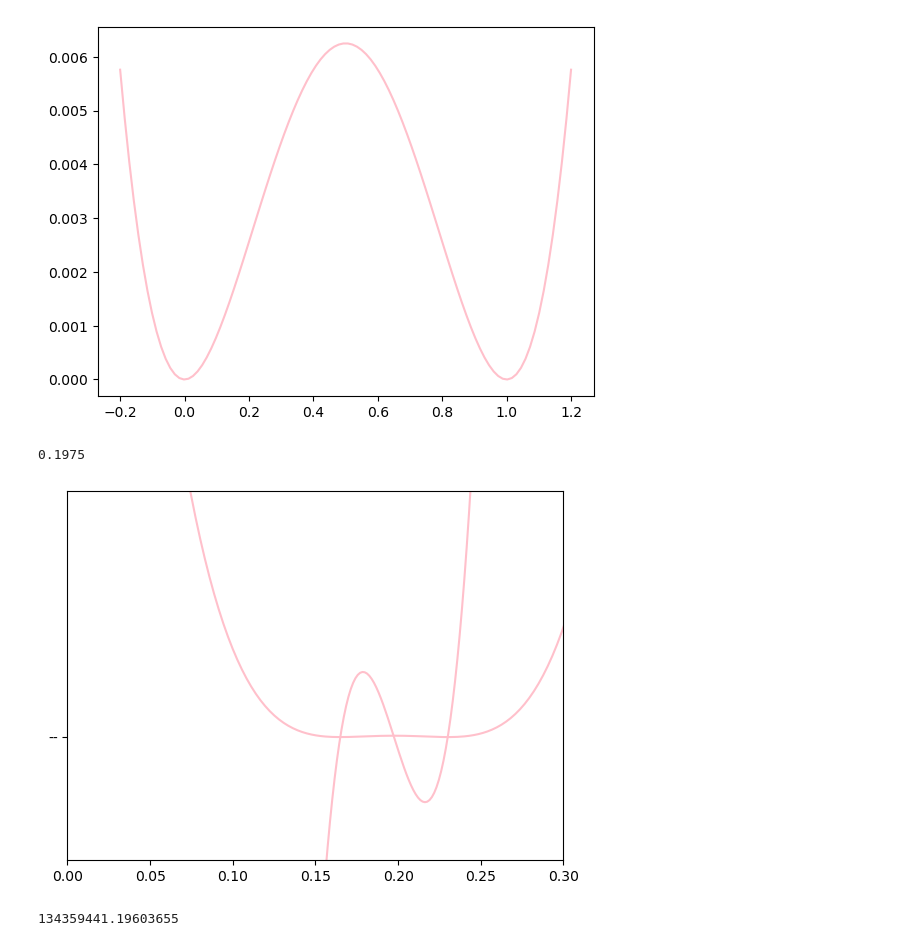
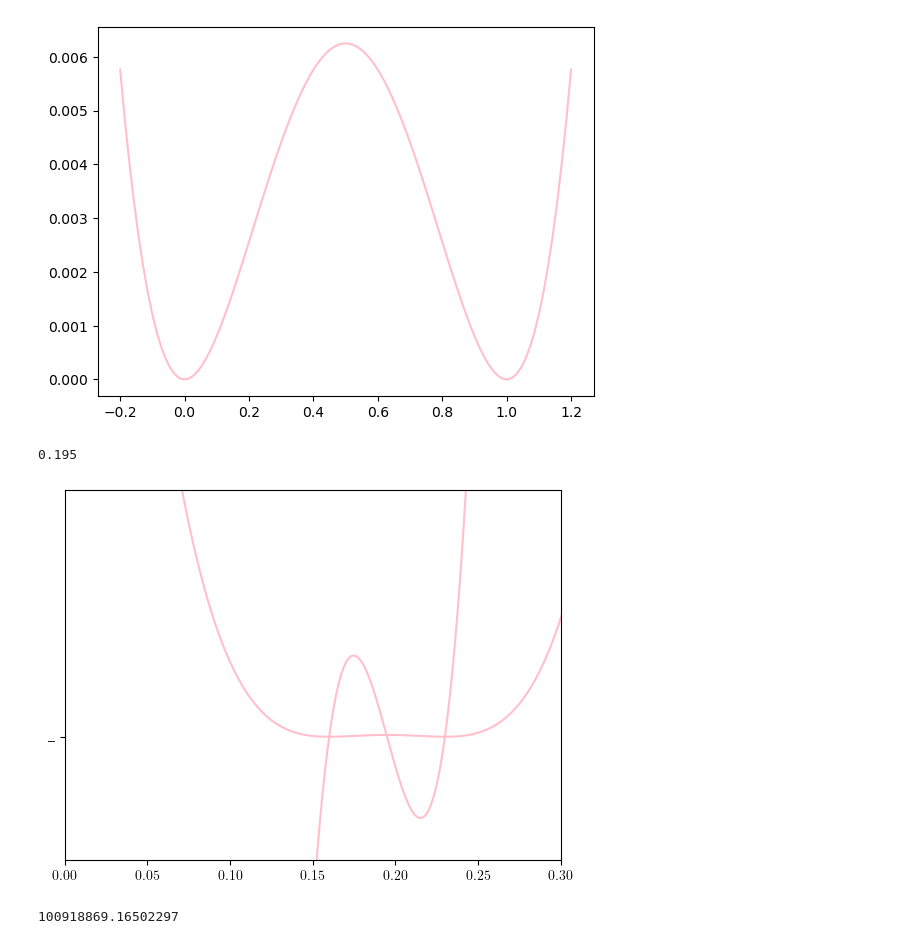
Before and after one commit to LAPikachu/practical_pfm, a Jupyter notebook: code/additional_plots.ipynb, the cells around one changed output. Drawn from its saved outputs; the diff is of its cells as text; code cells hidden in the pictures.

```diff
--- a/code/additional_plots.ipynb
+++ b/code/additional_plots.ipynb
@@ -27,32 +27,32 @@ ax.plot(c, f_bulk, 'pink')
 [figure]
 # %%
 c = np.linspace(-0.2,1.2,1000)
-c1 = 0.165
+c1 = 0.16
 c2 = 0.23
 
-f_bulk = [calc_f_bulk(c_i,c1 = 0.165, c2 = 0.23, f_0=1.) for c_i in c]
-df_bulk = [calc_df_bulk(c_i, c1 = 0.165, c2 = 0.23, f_0=1.) for c_i in c]
+f_bulk = [calc_f_bulk(c_i,c1 = 0.16, c2 = 0.23, f_0=1.) for c_i in c]
+df_bulk = [calc_df_bulk(c_i, c1 = 0.16, c2 = 0.23, f_0=1.) for c_i in c]
 fig, ax = plt.subplots()
 ax.plot(c, f_bulk, 'pink')
 ax.plot(c, df_bulk, 'pink', '--')
 ax.set_ylim(-0.0001, 0.0002)
 ax.set_xlim(0, 0.3)
 
-fit_calc_df_bulk = lambda c: calc_df_bulk(c, c1 = 0.165, c2 = 0.23, f_0=1.)
+fit_calc_df_bulk = lambda c: calc_df_bulk(c, c1 = 0.16, c2 = 0.23, f_0=1.)
 c_max = sp.optimize.root_scalar(fit_calc_df_bulk, x0=0.2).root
 print(c_max)
 # %% [output]
-0.1975
+0.195
-[figure, old version]
+[figure, new version]
 # %%
 delta_f = 149.9 #J/mol
-def calc_f0(delta_f, c_max, c1 = 0.165, c2 = 0.23):
+def calc_f0(delta_f, c_max, c1 = 0.16, c2 = 0.23):
     return delta_f/((c1 - c_max)**2 *(c_max - c2)**2)
 
-f_0_calc = calc_f0(delta_f=delta_f, c_max = c_max, c1 = 0.165, c2 = 0.23)
+f_0_calc = calc_f0(delta_f=delta_f, c_max = c_max, c1 = 0.16, c2 = 0.23)
 
 f_0_calc
 # %% [output]
-134359441.19603655
+100918869.16502297
 # %%
 c = np.linspace(0.1,2.5,1000)
```
Also changed, not shown: parts of 1 cell of this notebook.
